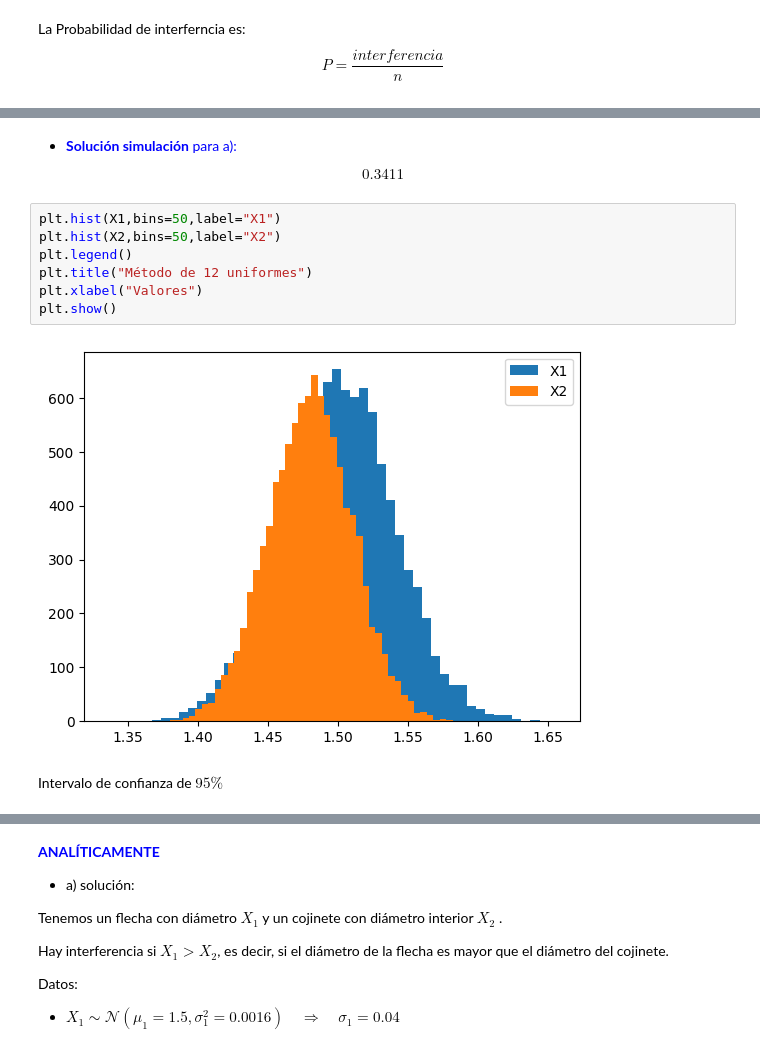
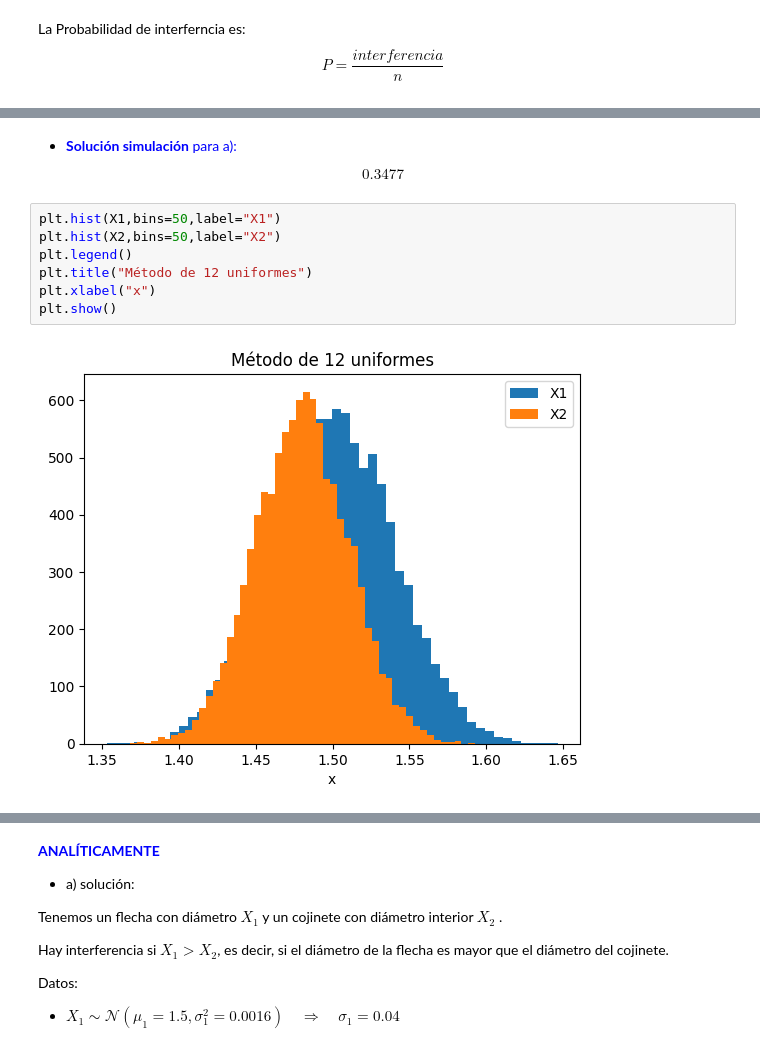
Before and after one commit to Annette-1/Ecuaciones_Diferenciales_Parciales, a Jupyter notebook: Flecha_y_cojinete.ipynb, the cells around one changed output, grey strips where cells are left out. Saved outputs shown, nothing was run; the diff lists cells and outputs as text.

```diff
--- a/Flecha_y_cojinete.ipynb
+++ b/Flecha_y_cojinete.ipynb
@@ -114,15 +114,13 @@ Probabilidad estimada =
 # %% [markdown]
 * <span style="color:blue;">**Solución simulación** para a):
 
-$$\boxed{0.3411}$$</span>
+$$\boxed{0.3477}$$</span>
 # %%
 plt.hist(X1,bins=50,label="X1")
 plt.hist(X2,bins=50,label="X2")
 plt.legend()
 plt.title("Método de 12 uniformes")
-plt.xlabel("Valores")
+plt.xlabel("x")
 plt.show()
 # %% [output]
-[figure, old version]
+[figure, new version]
-# %% [markdown]
-Intervalo de confianza de $95\%$
```
Also changed, not shown: parts of 8 cells of this notebook.
